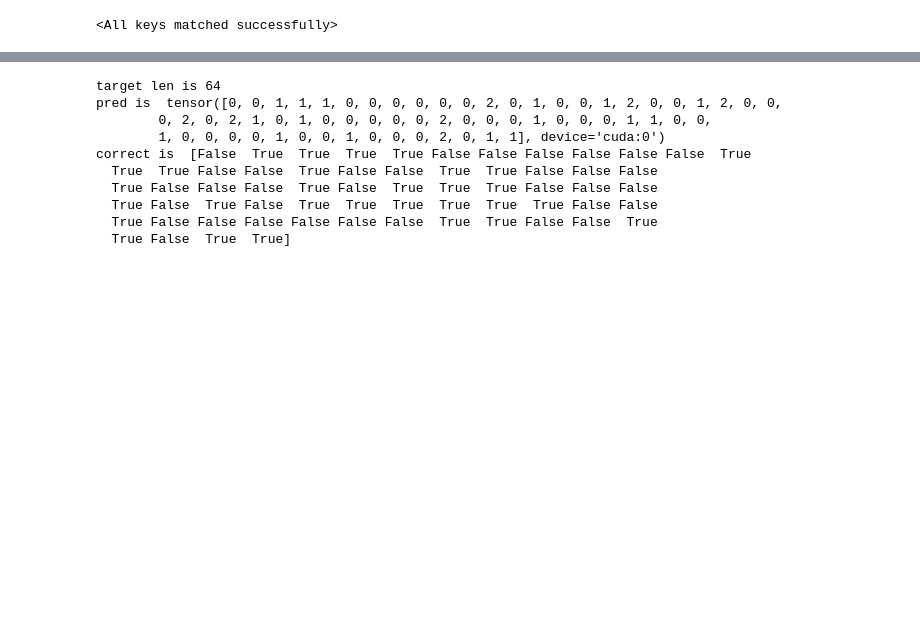
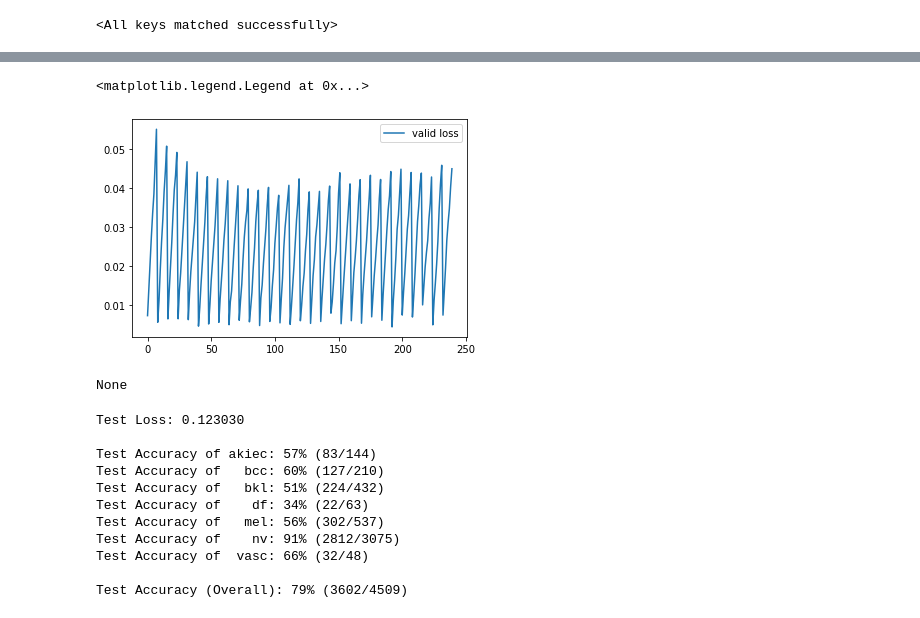
Before and after one commit to slayersong/DL, a Jupyter notebook: Skin.ipynb, the cells around one changed output, grey strips where cells are left out. Saved outputs shown, nothing was run; the diff lists cells and outputs as text; code cells hidden in the pictures; blank space fills up the shorter version.

```diff
--- a/Skin.ipynb
+++ b/Skin.ipynb
@@ -501,15 +529,34 @@ Finished Training
+# %%
+plt.plot(valid_loss_list,label = "valid loss")
+plt.legend()
+# %% [output]
+<matplotlib.legend.Legend at 0x...>
+[figure, added]
 # %%
 test_loss = 0.0
 class_correct = list(0. for i in range(len(classes)))
 class_total = list(0. for i in range(len(classes)))
+# %%
+# This is test_code
+for data, target in test_loader:
+    # move tensors to GPU if CUDA is available
+    if train_on_gpu:
+        data, target = data.cuda(), target.cuda()
+    # forward pass: compute predicted outputs by passing inputs to the model
+    print(data[0].name)
+
+
+    break
+# %% [output]
+None
 # %%
-for data, target in test_loader:
+for batch_idx,(data, target) in enumerate(test_loader):
     # move tensors to GPU if CUDA is available
     if train_on_gpu:
         data, target = data.cuda(), target.cuda()
     # forward pass: compute predicted outputs by passing inputs to the model
-    print("target len is",len(target))
-    output = resnet_50(data)
+    #output = resnet_50(data)
+    output = training_model(data)
     # calculate the batch loss
     loss = criterion(output, target)
     # update  test loss
@@ -517,19 +564,37 @@ for data, target in test_loader:
     # convert output probabilities to predicted class
     _, pred = torch.max(output, 1)
 
-    print("pred is ",pred)
     correct_tensor = pred.eq(target.data.view_as(pred))
     correct = np.squeeze(correct_tensor.numpy()) if not train_on_gpu else np.squeeze(correct_tensor.cpu().numpy())
-    print("correct is ",correct)
-    break
+
+    for i in range(len(data)):
+        label = target.data[i]
+        class_correct[label] += correct[i].item()
+        class_total[label] += 1
+
+test_loss = test_loss/len(test_loader.dataset)
+print('Test Loss: {:.6f}\n'.format(test_loss))
+
+for i in range(len(classes)):
+    if class_total[i] > 0:
+        print('Test Accuracy of %5s: %2d%% (%2d/%2d)' % (
+            classes[i], 100 * class_correct[i] / class_total[i],
+            np.sum(class_correct[i]), np.sum(class_total[i])))
+    else:
+        print('Test Accuracy of %5s: N/A (no training examples)' % (classes[i]))
+
+print('\nTest Accuracy (Overall): %2d%% (%2d/%2d)' % (
+    100. * np.sum(class_correct) / np.sum(class_total),
+    np.sum(class_correct), np.sum(class_total)))
 # %% [output]
-target len is 64
-pred is  tensor([0, 0, 1, 1, 1, 0, 0, 0, 0, 0, 0, 2, 0, 1, 0, 0, 1, 2, 0, 0, 1, 2, 0, 0,
-        0, 2, 0, 2, 1, 0, 1, 0, 0, 0, 0, 0, 2, 0, 0, 0, 1, 0, 0, 0, 1, 1, 0, 0,
-        1, 0, 0, 0, 0, 1, 0, 0, 1, 0, 0, 0, 2, 0, 1, 1], device='cuda:0')
-correct is  [False  True  True  True  True False False False False False False  True
-  True  True False False  True False False  True  True False False False
-  True False False False  True False  True  True  True False False False
-  True False  True False  True  True  True  True  True  True False False
-  True False False False False False False  True  True False False  True
-  True False  True  True]
+Test Loss: 0.123030
+
+Test Accuracy of akiec: 57% (83/144)
+Test Accuracy of   bcc: 60% (127/210)
+Test Accuracy of   bkl: 51% (224/432)
+Test Accuracy of    df: 34% (22/63)
+Test Accuracy of   mel: 56% (302/537)
+Test Accuracy of    nv: 91% (2812/3075)
+Test Accuracy of  vasc: 66% (32/48)
+
+Test Accuracy (Overall): 79% (3602/4509)
```
Also changed, not shown: parts of 27 cells of this notebook, 1 other file.
